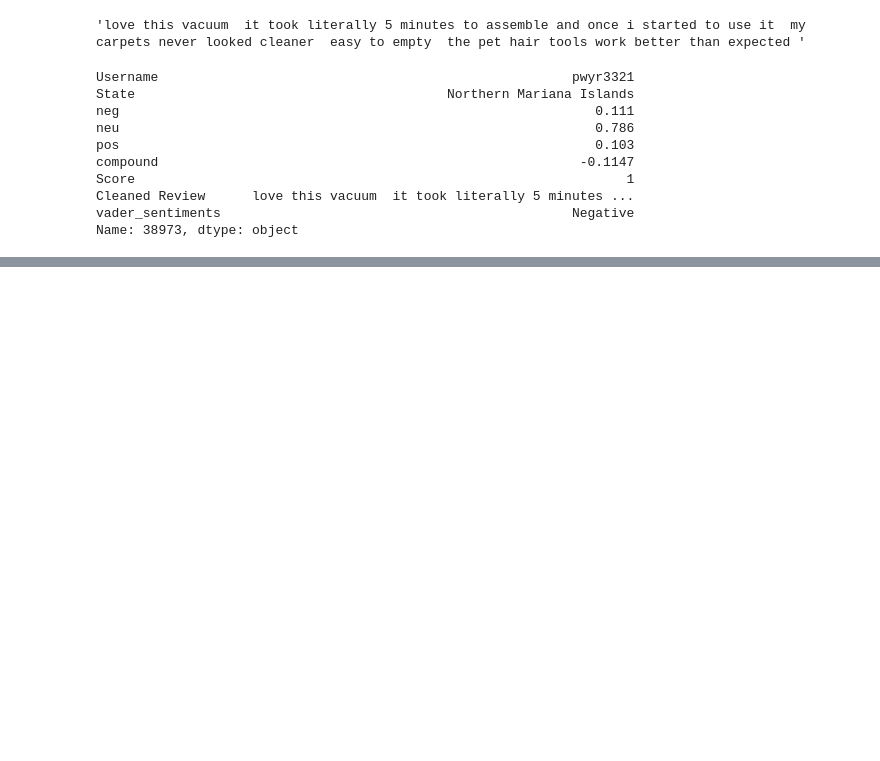
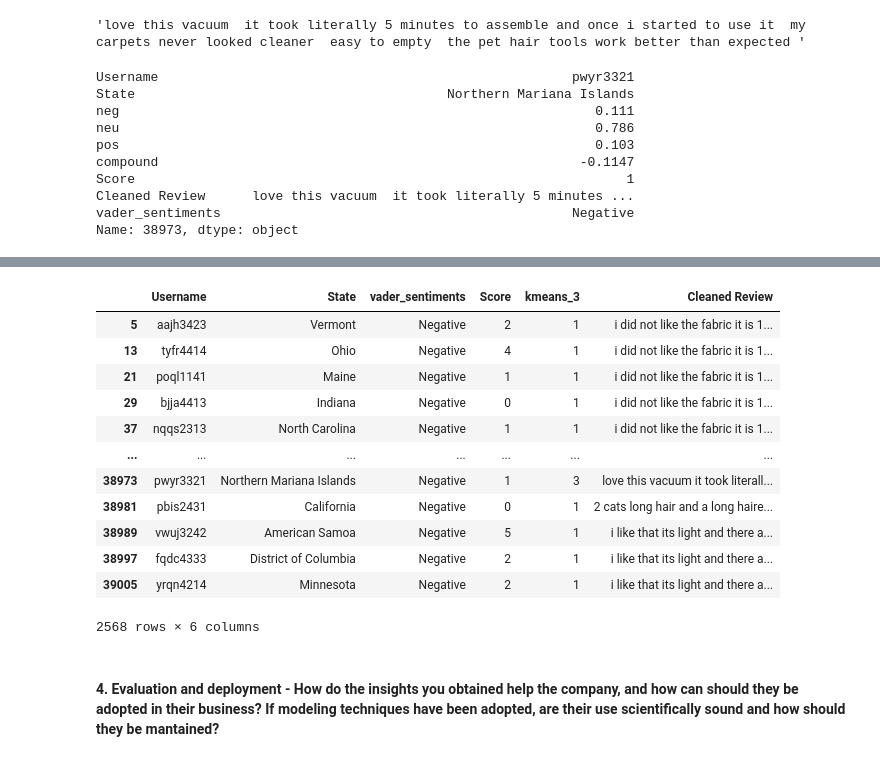
Before and after one commit to achile-design/uos, a Jupyter notebook: 3539186_BD2.ipynb, the cells around one changed output, grey strips where cells are left out. Cells and saved outputs as stored; diff of their text form; code cells hidden in the pictures; blank space fills up the shorter version.

```diff
--- a/3539186_BD2.ipynb
+++ b/3539186_BD2.ipynb
@@ -646,0 +709,5 @@ Name: 38973, dtype: object
+# %%
+kmeans_3=KMeans(n_clusters=3, n_init=10, random_state=55) #[n_clusters=6 generates classes of 6 different scores[0,1,2]]
+kmeans_3.fit(kmeans_data)
+labels=kmeans_3.predict(kmeans_data) + 1 # classify data into labels
+np.unique(labels)
@@ -646,0 +716,2 @@ Name: 38973, dtype: object
+# %%
+score_output_df['kmeans_3'] = labels
@@ -646,0 +727,3 @@ Name: 38973, dtype: object
+# %%
+result_df=score_output_df[['Username','State','vader_sentiments','Score','kmeans_3','Cleaned Review']]
+result_df.head()
@@ -646,0 +737,18 @@ Name: 38973, dtype: object
+# %%
+result_df[result_df['vader_sentiments']=='Negative']
+# %% [output]
+|  | Username | State | vader_sentiments | Score | kmeans_3 | Cleaned Review |
+| 5 | aajh3423 | Vermont | Negative | 2 | 1 | i did not like the fabric it is 1... |
+| 13 | tyfr4414 | Ohio | Negative | 4 | 1 | i did not like the fabric it is 1... |
+| 21 | poql1141 | Maine | Negative | 1 | 1 | i did not like the fabric it is 1... |
+| 29 | bjja4413 | Indiana | Negative | 0 | 1 | i did not like the fabric it is 1... |
+| 37 | nqqs2313 | North Carolina | Negative | 1 | 1 | i did not like the fabric it is 1... |
+| ... | ... | ... | ... | ... | ... | ... |
+| 38973 | pwyr3321 | Northern Mariana Islands | Negative | 1 | 3 | love this vacuum it took literall... |
+| 38981 | pbis2431 | California | Negative | 0 | 1 | 2 cats long hair and a long haire... |
+| 38989 | vwuj3242 | American Samoa | Negative | 5 | 1 | i like that its light and there a... |
+| 38997 | fqdc4333 | District of Columbia | Negative | 2 | 1 | i like that its light and there a... |
+| 39005 | yrqn4214 | Minnesota | Negative | 2 | 1 | i like that its light and there a... |
+2568 rows × 6 columns
+# %% [markdown]
+#### 4. **Evaluation and deployment** - How do the insights you obtained help the company, and how can should they be adopted in their business? If modeling techniques have been adopted, are their use scientifically sound and how should they be mantained?
```
Also changed, not shown: parts of 8 cells of this notebook.
